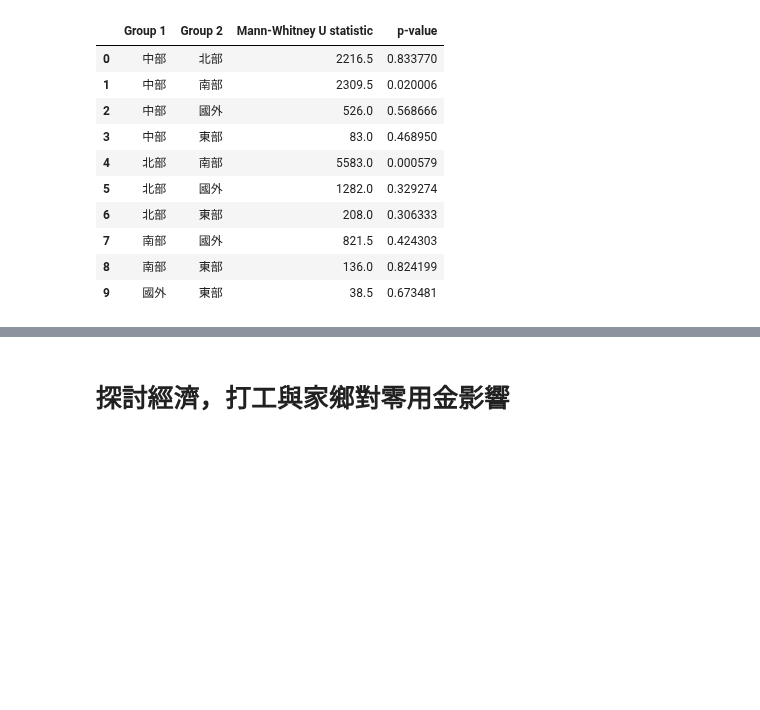
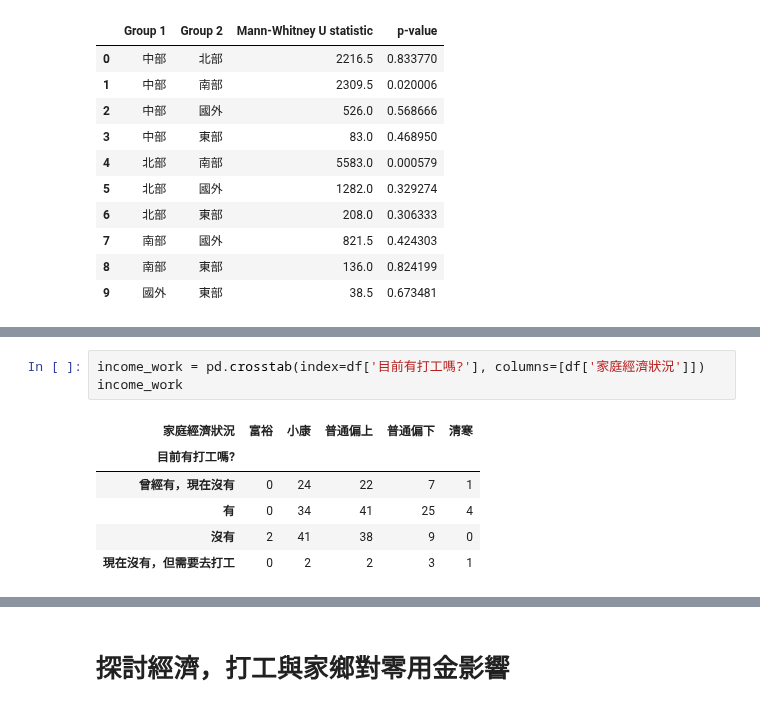
Before and after one commit to whats2000/coding-stuff-I-make-from-learning, a Jupyter notebook: Pythons/statistic/Pocket Money/PockerMoney.ipynb, the cells around one changed output, grey strips where cells are left out. Saved outputs shown, nothing was run; the diff lists cells and outputs as text; blank space fills up the shorter version.

```diff
--- a/Pythons/statistic/Pocket Money/PockerMoney.ipynb
+++ b/Pythons/statistic/Pocket Money/PockerMoney.ipynb
@@ -439,0 +479,10 @@ results_df
+# %%
+income_work = pd.crosstab(index=df['目前有打工嗎?'], columns=[df['家庭經濟狀況']])
+income_work
+# %% [output]
+| 家庭經濟狀況 | 富裕 | 小康 | 普通偏上 | 普通偏下 | 清寒 |
+| 目前有打工嗎? |  |  |  |  |  |
+| 曾經有，現在沒有 | 0 | 24 | 22 | 7 | 1 |
+| 有 | 0 | 34 | 41 | 25 | 4 |
+| 沒有 | 2 | 41 | 38 | 9 | 0 |
+| 現在沒有，但需要去打工 | 0 | 2 | 2 | 3 | 1 |
```
Also changed, not shown: parts of 13 cells of this notebook.
